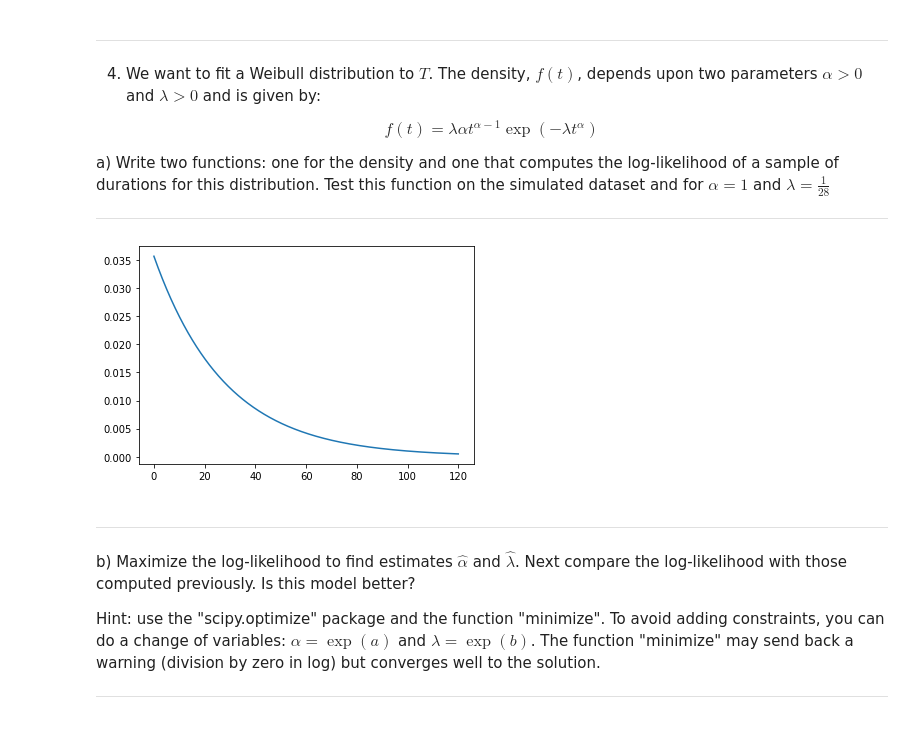
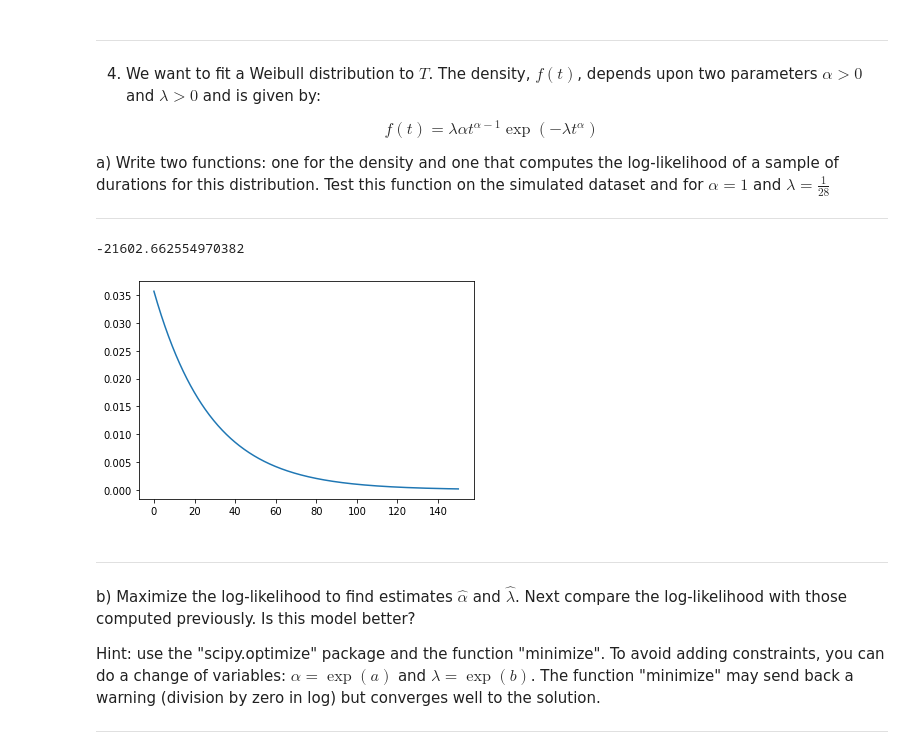
Before and after one commit to tsonnet/hackathon-mayo, a Jupyter notebook: Hackathon1.ipynb, the cells around one changed output. Saved outputs shown, nothing was run; the diff lists cells and outputs as text; code cells hidden in the pictures.

```diff
--- a/Hackathon1.ipynb
+++ b/Hackathon1.ipynb
@@ -153,20 +153,39 @@ $$ f(t)=\lambda \alpha t^{\alpha-1} \exp(-\lambda t^\alpha) $$
 a) Write two functions: one for the density and one that computes the log-likelihood of a sample of durations for this distribution. Test this function on the simulated dataset and for $\alpha=1$ and $\lambda=\frac{1}{28}$
 
 ------------------------------------------------------------------------------------------------------
-# %%
-def density(alpha, gamma, t):
-    return gamma*alpha*(t**(alpha-1))*(np.exp(-gamma*(t**alpha)))
-
-def log_likelihood(alpha, gamma, t):
-    return np.log(density(alpha, gamma, t))
-
-t = np.linspace(0, 120, 500)
-f = density(1, 1/28, t)
-l = log_likelihood(1, 1/28, t)
-plt.plot(t, f)
-plt.show()
-# %% [output]
-[figure, removed]
+# %%
+from mpl_toolkits import mplot3d
+
+def density(args, sample):
+    return args[1]*args[0]*(sample**(args[0]-1))*(np.exp(-args[1]*(sample**args[0])))
+
+def log_likelihood(args, sample):
+    dens = density(args, sample)
+    return np.sum(np.log(dens))
+
+# def total_likelihood(alpha_values, gamma_values, size_of_sample):
+#     sample = np.random.choice(time, size_of_sample)
+#     results = []
+#     for alpha in alpha_values:
+#         temp = []
+#         for gamma in gamma_values:
+#             temp.append(log_likelihood(alpha, gamma, sample))
+#         results.append(temp)
+
+#     return results
+
+x = np.linspace(0, 150, 500)
+f = density((1, 1/28), x)
+l = log_likelihood((1, 1/28), time)
+print(l)
+plt.plot(x, f)
+plt.show()
+
+# results = total_likelihood([1, 2, 4], [1/28, 2/28, 3/28], 200)
+# print(results)
+# %% [output]
+-21602.662554970382
+[figure, added]
 # %% [markdown]
 ------------------------------------------------------------------------------------------------------
 
```
Also changed, not shown: parts of 5 cells of this notebook, 1 other file.
